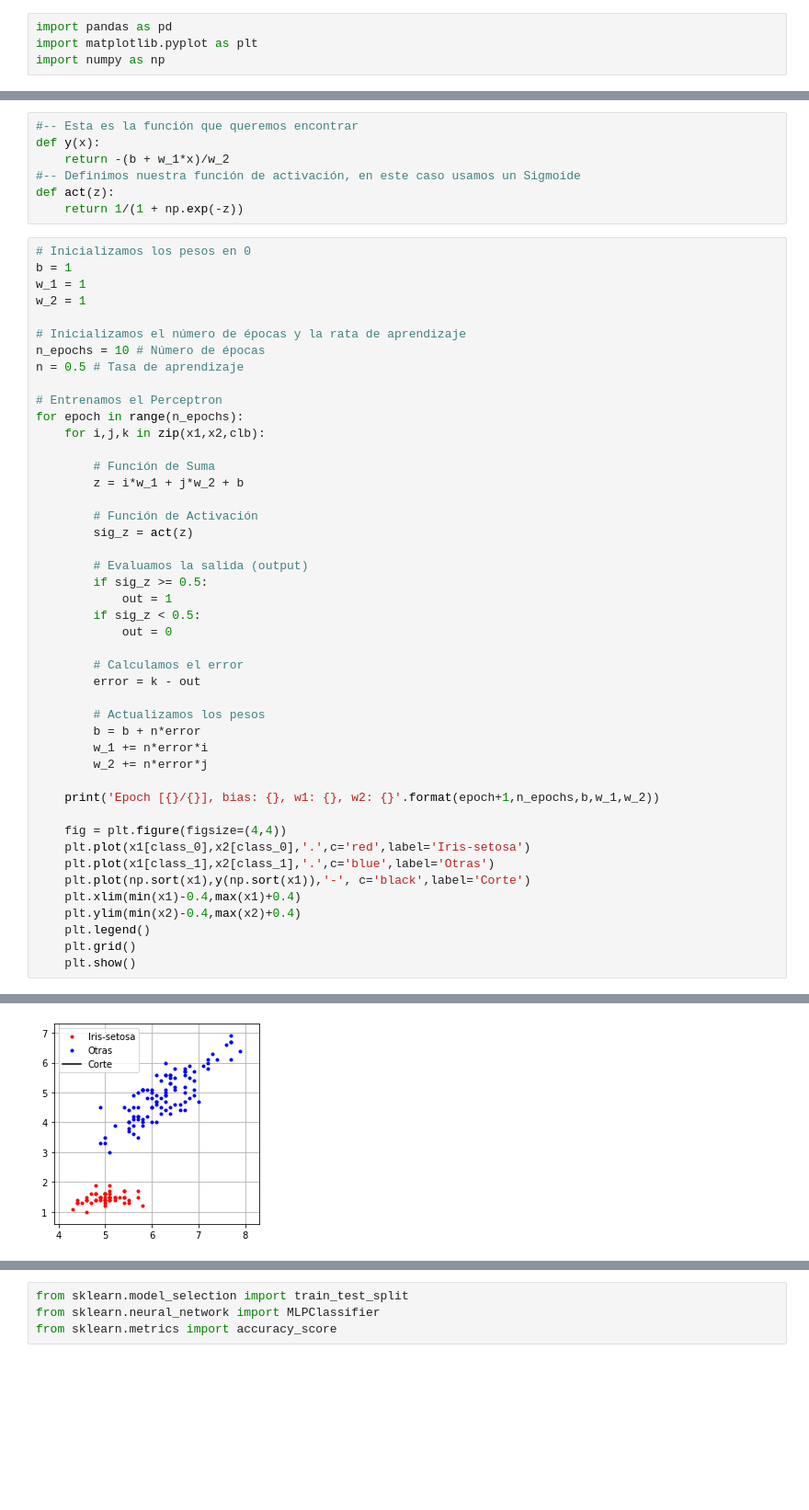
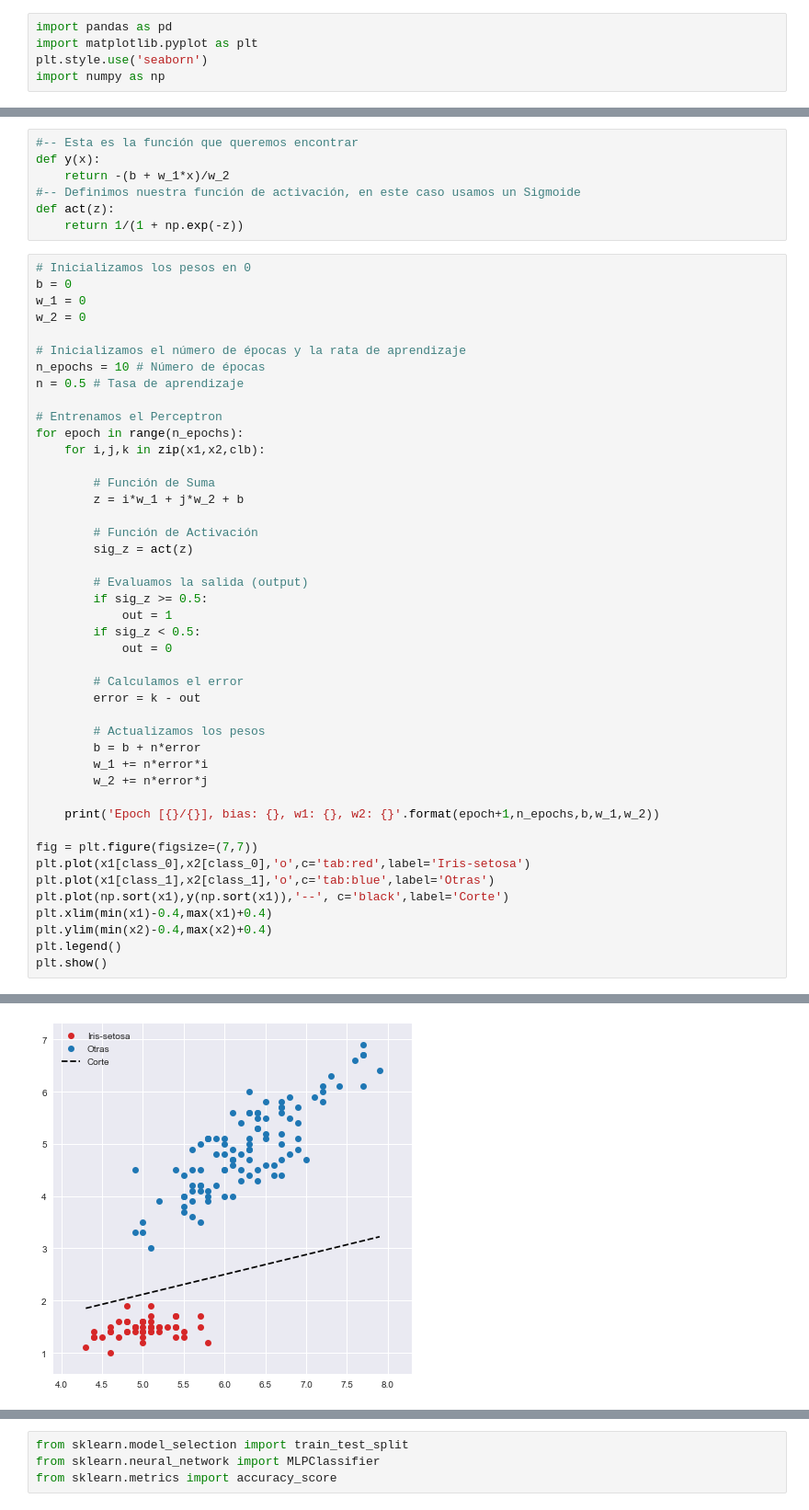
Before and after one commit to juan-p-b/PerezJuanCarlos_RECV_Entrega3, a Jupyter notebook: PerezJuanCarlos_RECV_Entrega3.ipynb, the cells around one changed output, grey strips where cells are left out. Shown: that part at 92% size. Drawn from its saved outputs; the diff is of its cells as text; blank space fills up the shorter version.

```diff
--- a/PerezJuanCarlos_RECV_Entrega3.ipynb
+++ b/PerezJuanCarlos_RECV_Entrega3.ipynb
@@ -5,6 +5,7 @@ Presentado por: Juan Carlos Pérez B.
 # %%
 import pandas as pd
 import matplotlib.pyplot as plt
+plt.style.use('seaborn')
 import numpy as np
 # %%
 data = pd.read_csv('iris.data',names=['sepal_length','sepal_width','petal_length','petal_width','class'])
@@ -35,9 +39,9 @@ def act(z):
     return 1/(1 + np.exp(-z))
 # %%
 # Inicializamos los pesos en 0
-b = 1
-w_1 = 1
-w_2 = 1
+b = 0
+w_1 = 0
+w_2 = 0
 
 # Inicializamos el número de épocas y la rata de aprendizaje
 n_epochs = 10 # Número de épocas
@@ -69,13 +73,12 @@ for epoch in range(n_epochs):
 
     print('Epoch [{}/{}], bias: {}, w1: {}, w2: {}'.format(epoch+1,n_epochs,b,w_1,w_2))
 
-    fig = plt.figure(figsize=(4,4))
-    plt.plot(x1[class_0],x2[class_0],'.',c='red',label='Iris-setosa')
-    plt.plot(x1[class_1],x2[class_1],'.',c='blue',label='Otras')
-    plt.plot(np.sort(x1),y(np.sort(x1)),'-', c='black',label='Corte')
-    plt.xlim(min(x1)-0.4,max(x1)+0.4)
-    plt.ylim(min(x2)-0.4,max(x2)+0.4)
-    plt.legend()
-    plt.grid()
-    plt.show()
+fig = plt.figure(figsize=(7,7))
+plt.plot(x1[class_0],x2[class_0],'o',c='tab:red',label='Iris-setosa')
+plt.plot(x1[class_1],x2[class_1],'o',c='tab:blue',label='Otras')
+plt.plot(np.sort(x1),y(np.sort(x1)),'--', c='black',label='Corte')
+plt.xlim(min(x1)-0.4,max(x1)+0.4)
+plt.ylim(min(x2)-0.4,max(x2)+0.4)
+plt.legend()
+plt.show()
 # %% [output]
@@ -83 +95 @@ Epoch [1/10], bias: 0.5, w1: -2.5, w2: -1.35
-[figure, old version]
+[figure, new version]
```
Also changed, not shown: parts of 13 cells of this notebook.
